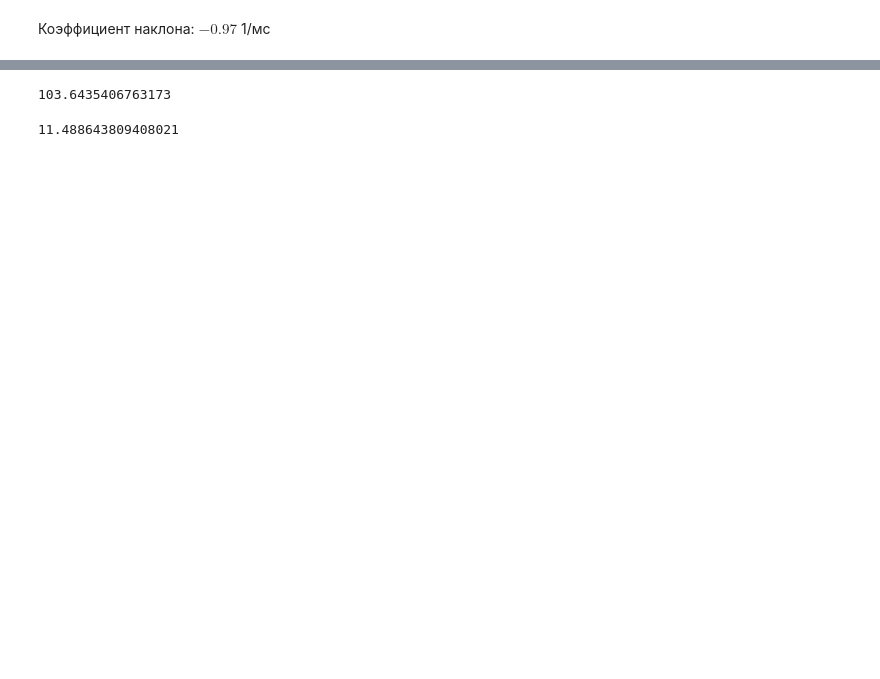
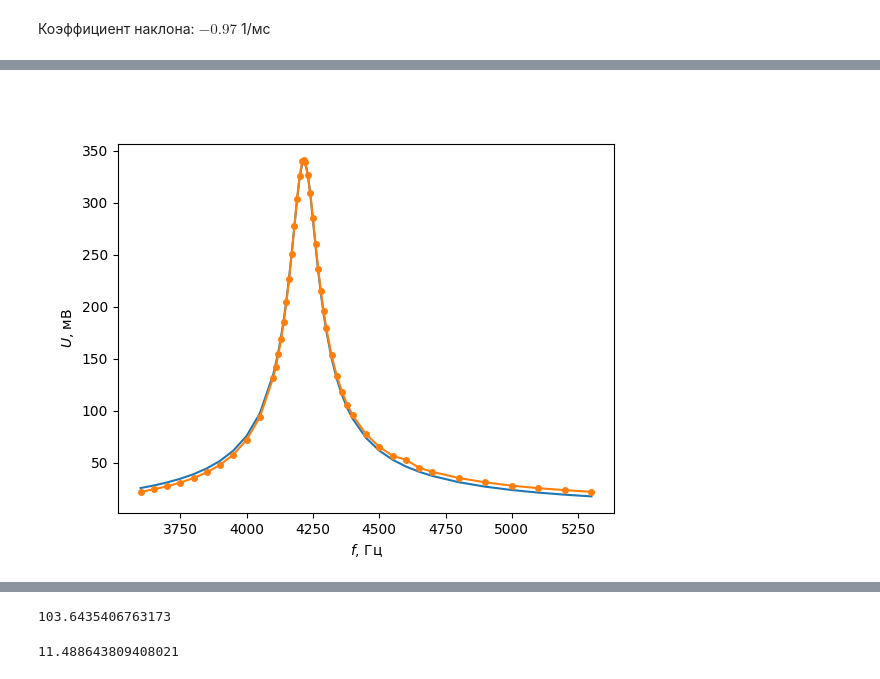
Before and after one commit to sitandr/lab, a Jupyter notebook: Untitled.ipynb, the cells around one changed output, grey strips where cells are left out. Drawn from its saved outputs; the diff is of its cells as text; code cells hidden in the pictures; blank space fills up the shorter version.

```diff
--- a/Untitled.ipynb
+++ b/Untitled.ipynb
@@ -257,2 +257,27 @@ plt.savefig('app_FR_0.png')
+# %%
+ΔR = 5.6
+R_0_2 = R_0 + ΔR
+I_0_2 = np.max(FR_0['U, mV'])*R_0_2*C/L
+
+%matplotlib widget
+
+#R_0 += 50
+
+I_0 = np.max(FR_0['U, mV'])*R_0*C/L
+I_30 = np.max(FR_30['U, mV'])*R_30*C/L
+
+ω__0 = FR_0['ν, kHz']*2*np.pi
+ω__30 = FR_30['ν, kHz']*2*np.pi
+
+
+
+plt.plot(FR_0['ν, kHz'], (ω__0*I_0_2*L)/np.sqrt((1 - (ω__0/ω_0)**2)**2 + (ω__0*R_0_2*C)**2))
+
+plt.plot(FR_0['ν, kHz'], FR_0['U, mV'], '-o', markersize=4)
+plt.xlabel('$f$, Гц')
+plt.ylabel('$U$, мВ')
+plt.savefig('app_FR_0_2.png')
+# %% [output]
+[figure, added]
 # %%
 %matplotlib widget
```
Also changed, not shown: parts of 16 cells of this notebook, 15 other files.
